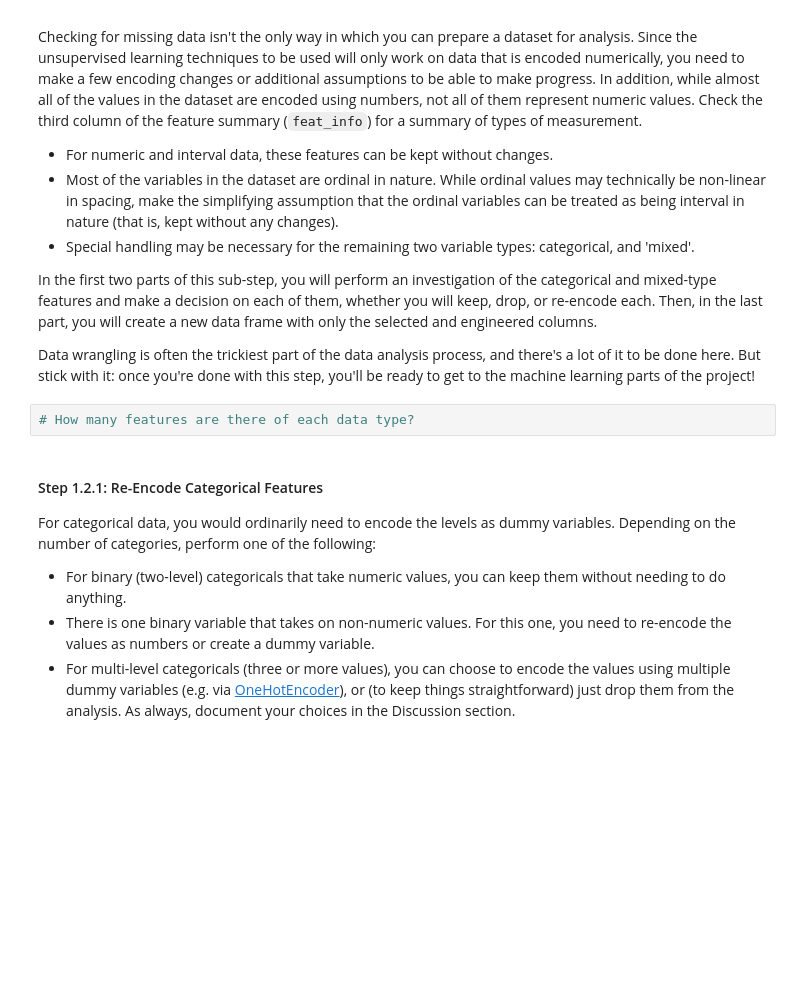
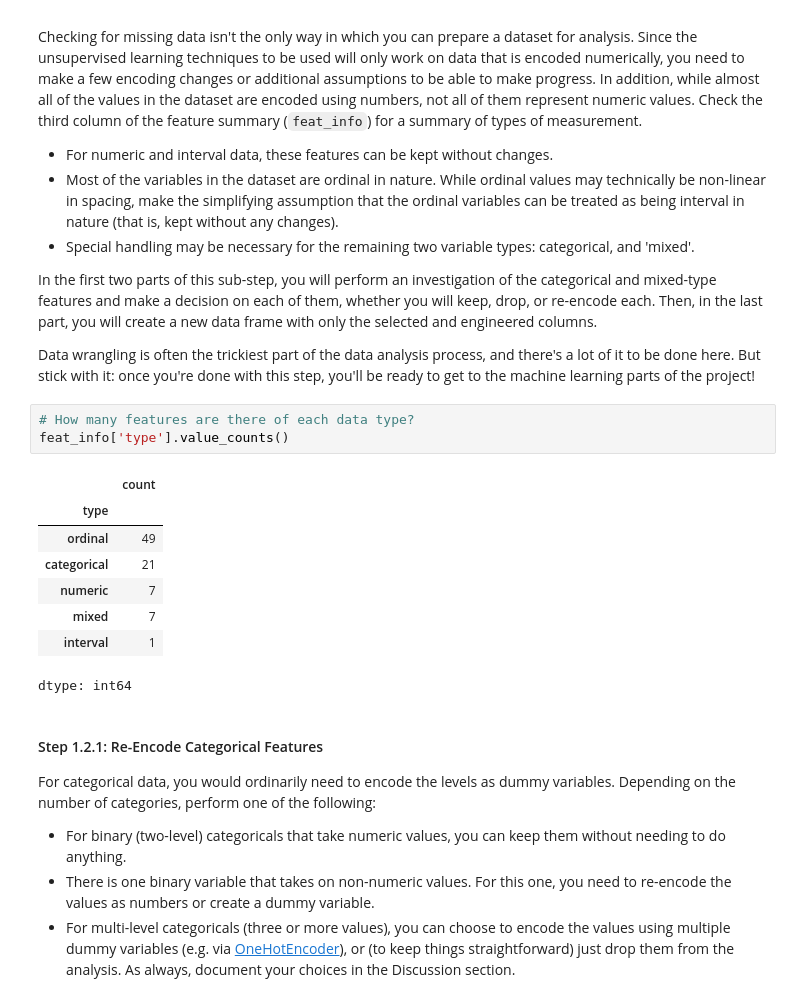
Before and after one commit to momenmac/ML-PROJECT-3, a Jupyter notebook: Identify_Customer_Segments.ipynb, the cells around one changed output. Cells and saved outputs as stored; diff of their text form; blank space fills up the shorter version.

```diff
--- a/Identify_Customer_Segments.ipynb
+++ b/Identify_Customer_Segments.ipynb
@@ -231,6 +291,16 @@ In the first two parts of this sub-step, you will perform an investigation of th
 Data wrangling is often the trickiest part of the data analysis process, and there's a lot of it to be done here. But stick with it: once you're done with this step, you'll be ready to get to the machine learning parts of the project!
 # %%
 # How many features are there of each data type?
+feat_info['type'].value_counts()
+# %% [output]
+|  | count |
+| type |  |
+| ordinal | 49 |
+| categorical | 21 |
+| numeric | 7 |
+| mixed | 7 |
+| interval | 1 |
+dtype: int64
 # %% [markdown]
 #### Step 1.2.1: Re-Encode Categorical Features
 
```
Also changed, not shown: parts of 11 cells of this notebook.
